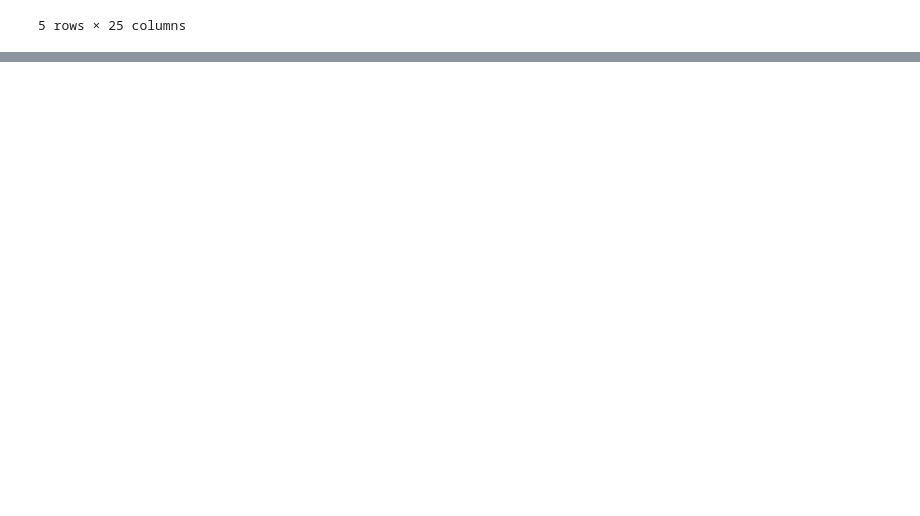
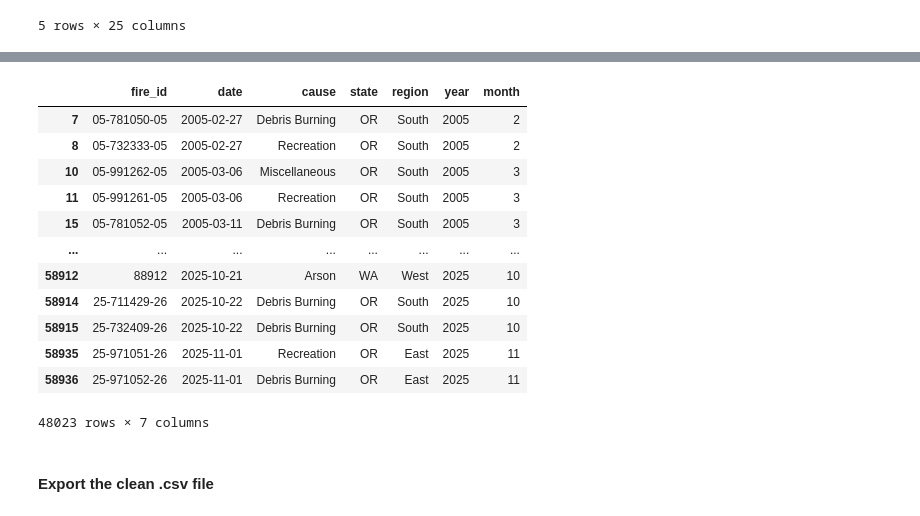
Before and after one commit to MariButarov/Wildfire-and-ecosystem, a Jupyter notebook: Code/Wildfire.ipynb, the cells around one changed output, grey strips where cells are left out. Saved outputs shown, nothing was run; the diff lists cells and outputs as text; code cells hidden in the pictures; blank space fills up the shorter version.

```diff
--- a/Code/Wildfire.ipynb
+++ b/Code/Wildfire.ipynb
@@ -795,0 +1381,2 @@ print("Total rows:", len(WA_clean))
+# %%
+wildfires_df = wildfires_df.drop(columns=["latitude"])
@@ -795,0 +1405,5 @@ print("Total rows:", len(WA_clean))
+# %%
+wildfires_df = wildfires_df.sort_values(
+    by=["date", "state", "region"],
+    ascending=[True, True, True]
+).reset_index(drop=True)
@@ -795,0 +1445,4 @@ print("Total rows:", len(WA_clean))
+# %%
+wildfires_df["date"] = pd.to_datetime(wildfires_df["date"])
+wildfires_df["year"] = wildfires_df["date"].dt.year
+wildfires_df["month"] = wildfires_df["date"].dt.month
@@ -795,0 +1458,4 @@ print("Total rows:", len(WA_clean))
+# %%
+wildfires_df = wildfires_df.sort_values(
+    by=["year", "month", "date", "state", "region"]
+).reset_index(drop=True)
@@ -795,0 +1482,23 @@ print("Total rows:", len(WA_clean))
+# %%
+wildfires_df[
+    wildfires_df.duplicated(
+        subset=["date", "state", "region"],
+        keep=False
+    )
+].sort_values(["date", "state", "region"])
+# %% [output]
+|  | fire_id | date | cause | state | region | year | month |
+| 7 | 05-781050-05 | 2005-02-27 | Debris Burning | OR | South | 2005 | 2 |
+| 8 | 05-732333-05 | 2005-02-27 | Recreation | OR | South | 2005 | 2 |
+| 10 | 05-991262-05 | 2005-03-06 | Miscellaneous | OR | South | 2005 | 3 |
+| 11 | 05-991261-05 | 2005-03-06 | Recreation | OR | South | 2005 | 3 |
+| 15 | 05-781052-05 | 2005-03-11 | Debris Burning | OR | South | 2005 | 3 |
+| ... | ... | ... | ... | ... | ... | ... | ... |
+| 58912 | 88912 | 2025-10-21 | Arson | WA | West | 2025 | 10 |
+| 58914 | 25-711429-26 | 2025-10-22 | Debris Burning | OR | South | 2025 | 10 |
+| 58915 | 25-732409-26 | 2025-10-22 | Debris Burning | OR | South | 2025 | 10 |
+| 58935 | 25-971051-26 | 2025-11-01 | Recreation | OR | East | 2025 | 11 |
+| 58936 | 25-971052-26 | 2025-11-01 | Debris Burning | OR | East | 2025 | 11 |
+48023 rows × 7 columns
+# %% [markdown]
+#### Export the clean .csv file
```
Also changed, not shown: parts of 112 cells of this notebook, 8 other files.
